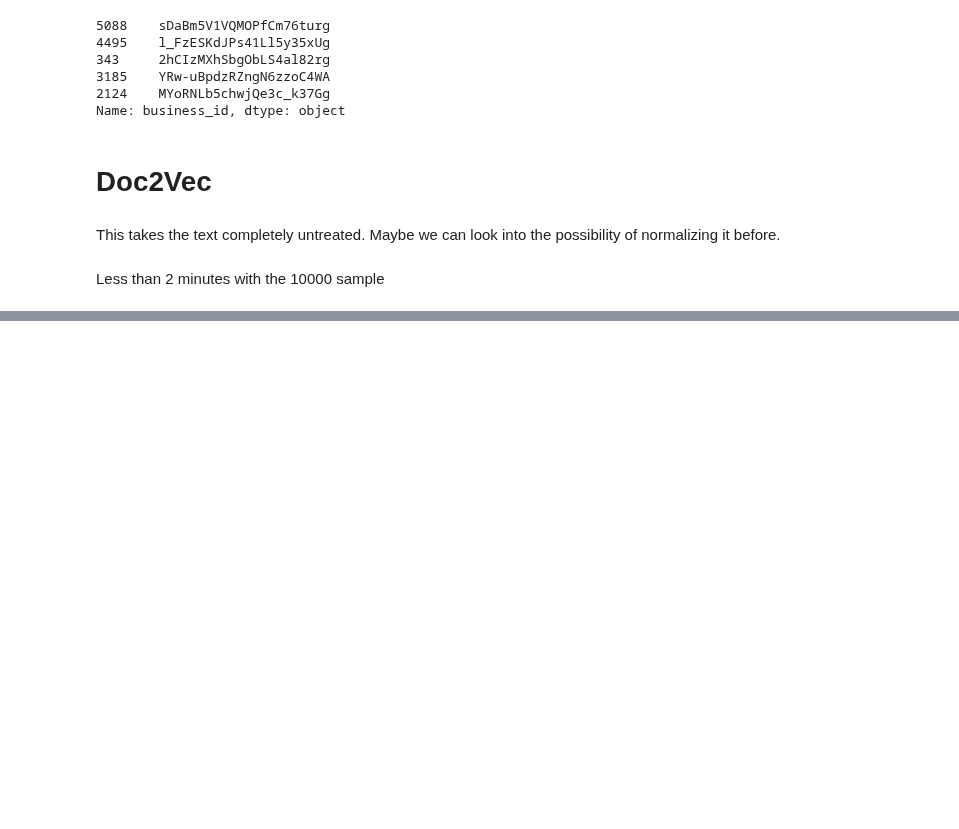
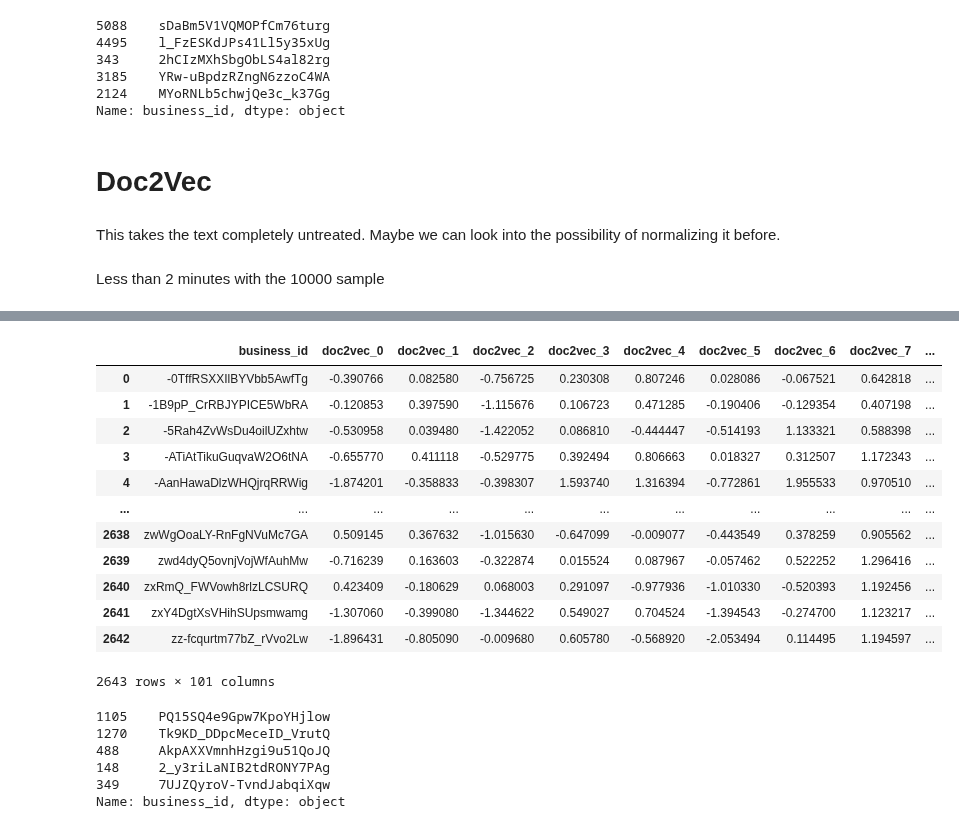
Before and after one commit to larasneves/ComplexDataAnalysis, a Jupyter notebook: user_restaurants_profiles.ipynb, the cells around one changed output, grey strips where cells are left out. Saved outputs shown, nothing was run; the diff lists cells and outputs as text; code cells hidden in the pictures; blank space fills up the shorter version.

Commit message:
Finalizing doc2vec + fixed recommendations

```diff
--- a/user_restaurants_profiles.ipynb
+++ b/user_restaurants_profiles.ipynb
@@ -357,0 +408,46 @@ user_profile_doc2vec
+# %%
+restaurant_profile_doc2vec =  sample.drop(columns=['review_id', 'user_id', 'stars_x', 'text', 'liked']).groupby("business_id", as_index=False)[sample_expanded.columns].mean()
+restaurant_profile_doc2vec
+# %% [output]
+|  | business_id | doc2vec_0 | doc2vec_1 | doc2vec_2 | doc2vec_3 | doc2vec_4 | doc2vec_5 | doc2vec_6 | doc2vec_7 | ... |
+| 0 | -0TffRSXXIlBYVbb5AwfTg | -0.390766 | 0.082580 | -0.756725 | 0.230308 | 0.807246 | 0.028086 | -0.067521 | 0.642818 | ... |
+| 1 | -1B9pP_CrRBJYPICE5WbRA | -0.120853 | 0.397590 | -1.115676 | 0.106723 | 0.471285 | -0.190406 | -0.129354 | 0.407198 | ... |
+| 2 | -5Rah4ZvWsDu4oilUZxhtw | -0.530958 | 0.039480 | -1.422052 | 0.086810 | -0.444447 | -0.514193 | 1.133321 | 0.588398 | ... |
+| 3 | -ATiAtTikuGuqvaW2O6tNA | -0.655770 | 0.411118 | -0.529775 | 0.392494 | 0.806663 | 0.018327 | 0.312507 | 1.172343 | ... |
+| 4 | -AanHawaDlzWHQjrqRRWig | -1.874201 | -0.358833 | -0.398307 | 1.593740 | 1.316394 | -0.772861 | 1.955533 | 0.970510 | ... |
+| ... | ... | ... | ... | ... | ... | ... | ... | ... | ... | ... |
+| 2638 | zwWgOoaLY-RnFgNVuMc7GA | 0.509145 | 0.367632 | -1.015630 | -0.647099 | -0.009077 | -0.443549 | 0.378259 | 0.905562 | ... |
+| 2639 | zwd4dyQ5ovnjVojWfAuhMw | -0.716239 | 0.163603 | -0.322874 | 0.015524 | 0.087967 | -0.057462 | 0.522252 | 1.296416 | ... |
+| 2640 | zxRmQ_FWVowh8rlzLCSURQ | 0.423409 | -0.180629 | 0.068003 | 0.291097 | -0.977936 | -1.010330 | -0.520393 | 1.192456 | ... |
+| 2641 | zxY4DgtXsVHihSUpsmwamg | -1.307060 | -0.399080 | -1.344622 | 0.549027 | 0.704524 | -1.394543 | -0.274700 | 1.123217 | ... |
+| 2642 | zz-fcqurtm77bZ_rVvo2Lw | -1.896431 | -0.805090 | -0.009680 | 0.605780 | -0.568920 | -2.053494 | 0.114495 | 1.194597 | ... |
+2643 rows × 101 columns
+# %%
+# Recommendations
+
+# select one user
+user_id = "-0TIxezdO7xXrkP7zXFd8Q"
+usr_lst = user_profile_doc2vec[user_profile_doc2vec['user_id'] == user_id].drop(columns=['user_id']).values
+
+# removing the restaurants already visited by the user
+visited_restaurants = reviews[reviews['user_id'] == user_id]['business_id'].values # including even the ones the user didn't like
+new_restaurants = restaurant_profile_doc2vec[-restaurant_profile_doc2vec['business_id'].isin(visited_restaurants)]
+new_restaurants.reset_index(drop=True, inplace=True)
+
+# business matrix
+bus_matrix = new_restaurants.drop(columns=['business_id']).values
+
+# Compute similarity between user profile and all document topics
+similarity_scores = cosine_similarity(usr_lst, bus_matrix)
+
+# Recommend items with highest similarity scores
+N = 5
+recommended_indices = similarity_scores.argsort()[0][::-1][:N]  # Top N recommendations
+restaurant_profile_doc2vec.iloc[recommended_indices]["business_id"]
+# %% [output]
+1105    PQ15SQ4e9Gpw7KpoYHjlow
+1270    Tk9KD_DDpcMeceID_VrutQ
+488     AkpAXXVmnhHzgi9u51QoJQ
+148     2_y3riLaNIB2tdRONY7PAg
+349     7UJZQyroV-TvndJabqiXqw
+Name: business_id, dtype: object
```
Also changed, not shown: parts of 9 cells of this notebook.
